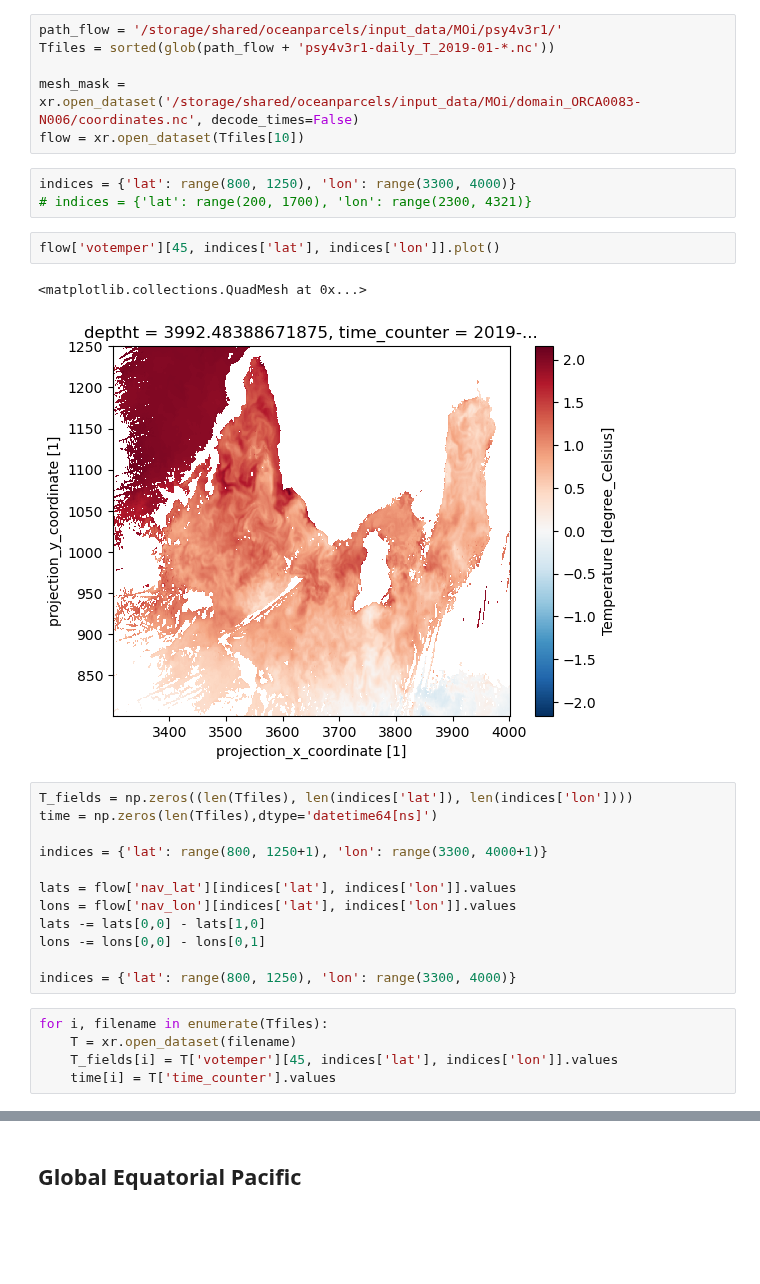
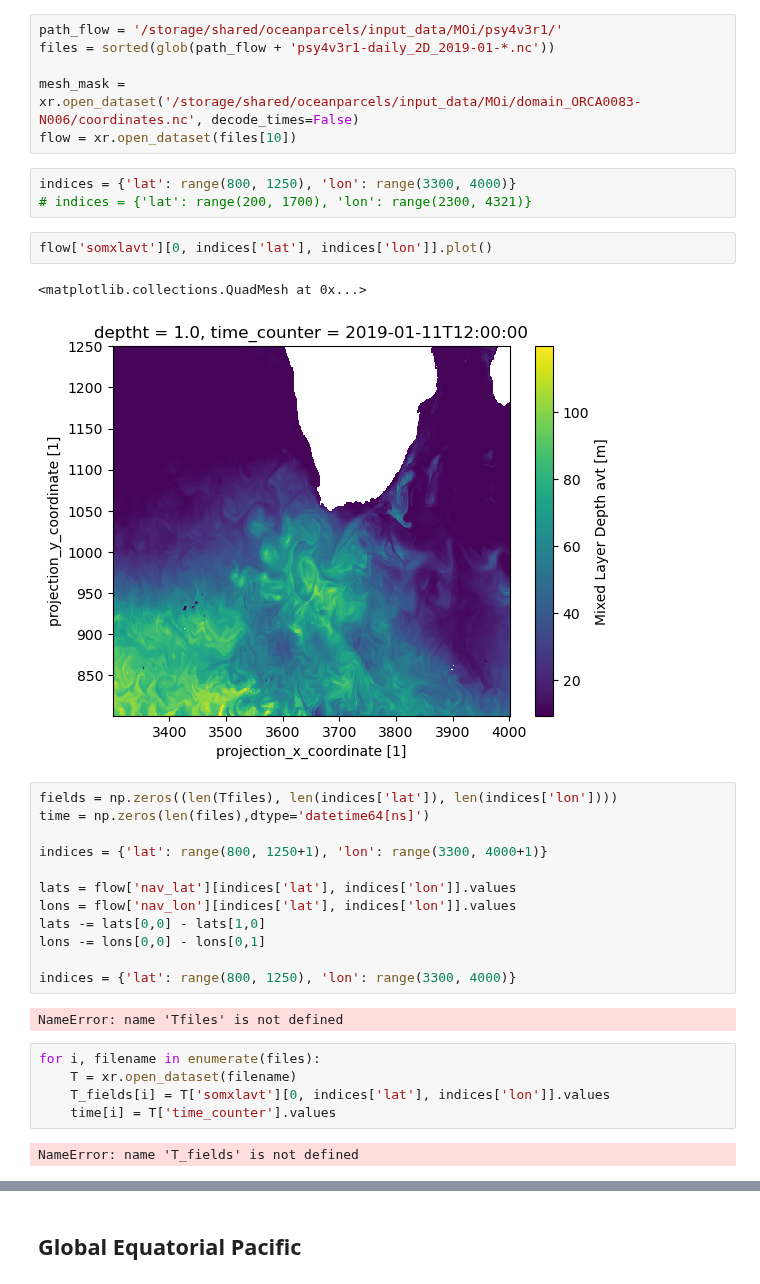
Before and after one commit to OceanParcels/Backtracking_Abyssal_Nanoplastics, a Jupyter notebook: notebooks/Anim_Flow_n_Particles.ipynb, the cells around one changed output, grey strips where cells are left out. Cells and saved outputs as stored; diff of their text form; blank space fills up the shorter version.

```diff
--- a/notebooks/Anim_Flow_n_Particles.ipynb
+++ b/notebooks/Anim_Flow_n_Particles.ipynb
@@ -23,20 +46,20 @@ warnings.filterwarnings("ignore")
 # %%
 path_flow = '/storage/shared/oceanparcels/input_data/MOi/psy4v3r1/'
-Tfiles = sorted(glob(path_flow + 'psy4v3r1-daily_T_2019-01-*.nc'))
+files = sorted(glob(path_flow + 'psy4v3r1-daily_2D_2019-01-*.nc'))
 
 mesh_mask = xr.open_dataset('/storage/shared/oceanparcels/input_data/MOi/domain_ORCA0083-N006/coordinates.nc', decode_times=False)
-flow = xr.open_dataset(Tfiles[10])
+flow = xr.open_dataset(files[10])
 # %%
 indices = {'lat': range(800, 1250), 'lon': range(3300, 4000)}
 # indices = {'lat': range(200, 1700), 'lon': range(2300, 4321)}
 # %%
-flow['votemper'][45, indices['lat'], indices['lon']].plot()
+flow['somxlavt'][0, indices['lat'], indices['lon']].plot()
 # %% [output]
 <matplotlib.collections.QuadMesh at 0x...>
-[figure, old version]
+[figure, new version]
 # %%
-T_fields = np.zeros((len(Tfiles), len(indices['lat']), len(indices['lon'])))
-time = np.zeros(len(Tfiles),dtype='datetime64[ns]')
+fields = np.zeros((len(Tfiles), len(indices['lat']), len(indices['lon'])))
+time = np.zeros(len(files),dtype='datetime64[ns]')
 
 indices = {'lat': range(800, 1250+1), 'lon': range(3300, 4000+1)}
 
@@ -46,8 +69,12 @@ lats -= lats[0,0] - lats[1,0]
 lons -= lons[0,0] - lons[0,1]
 
 indices = {'lat': range(800, 1250), 'lon': range(3300, 4000)}
+# %% [output]
+NameError: name 'Tfiles' is not defined
 # %%
-for i, filename in enumerate(Tfiles):
+for i, filename in enumerate(files):
     T = xr.open_dataset(filename)
-    T_fields[i] = T['votemper'][45, indices['lat'], indices['lon']].values
+    T_fields[i] = T['somxlavt'][0, indices['lat'], indices['lon']].values
     time[i] = T['time_counter'].values
+# %% [output]
+NameError: name 'T_fields' is not defined
```
Also changed, not shown: parts of 6 cells of this notebook, 7 other files.
